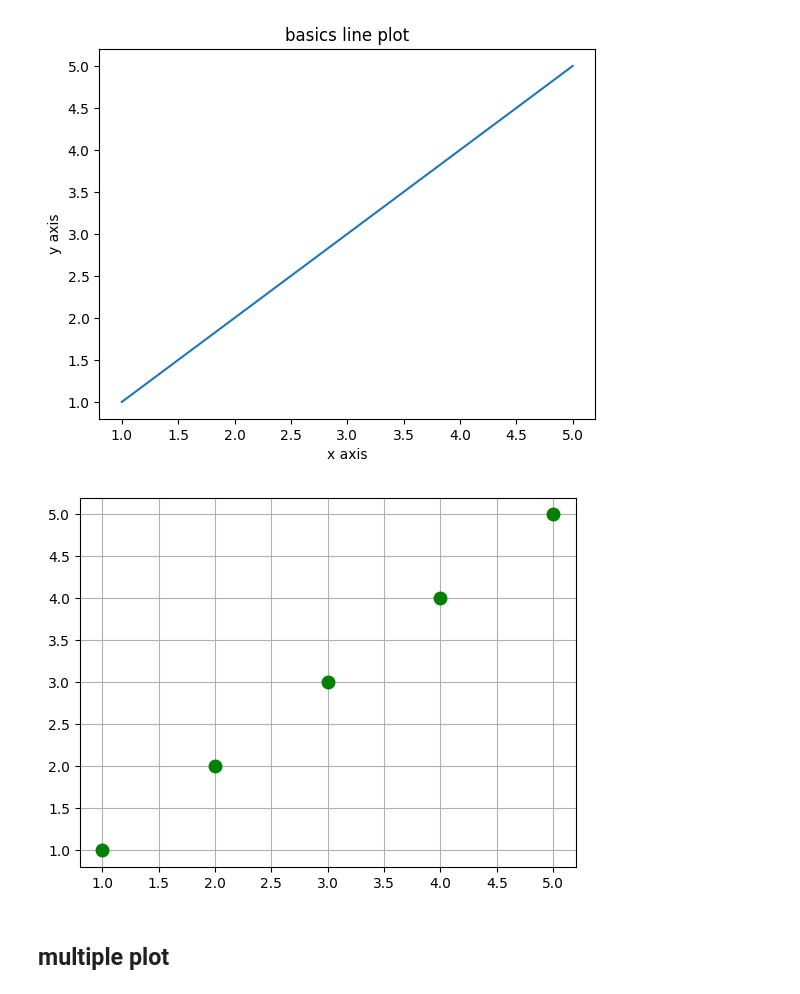
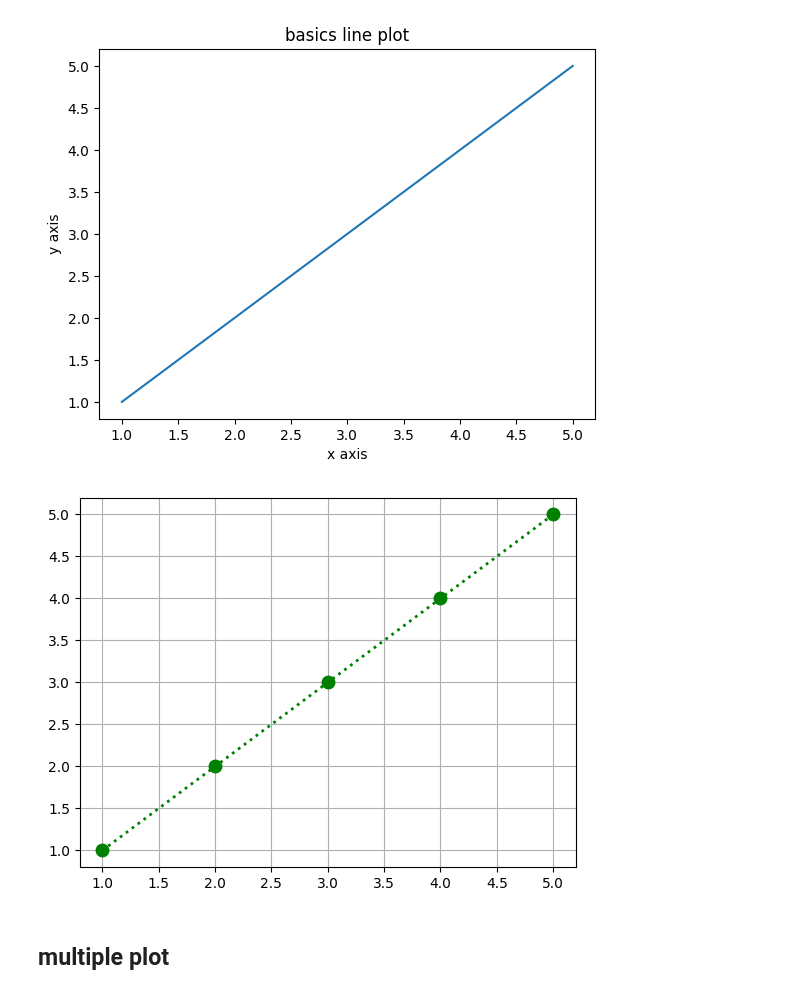
Before and after one commit to suvancodes/AI_ML_now, a Jupyter notebook: 11data_analysis/5My_ Matplotlib.ipynb, the cells around one changed output. Drawn from its saved outputs; the diff is of its cells as text; code cells hidden in the pictures.

```diff
--- a/11data_analysis/5My_ Matplotlib.ipynb
+++ b/11data_analysis/5My_ Matplotlib.ipynb
@@ -38,16 +38,16 @@ plt.show()
 # %%
 x = [1,2,3,4,5]
 y = [1,2,3,4,5]
 ## create a castom line plot
-plt.plot(x,y,color='green',linestyle='',marker='o',linewidth=2,markersize=9,)
+plt.plot(x,y,color='green',linestyle=':',marker='o',linewidth=2,markersize=9,)
 
 " supported values for line style are '-', '--', '-.', ':', 'None', ' ', '', 'solid', 'dashed', 'dashdot', 'dotted' "
 plt.grid(True)
 
 plt.savefig('grp.png')  # Save the image before plt.show()
 plt.show()
 # %% [output]
-[figure, old version]
+[figure, new version]
 # %% [markdown]
 ## multiple plot
 # %%
```
Also changed, not shown: parts of 2 cells of this notebook, 44 other files.
